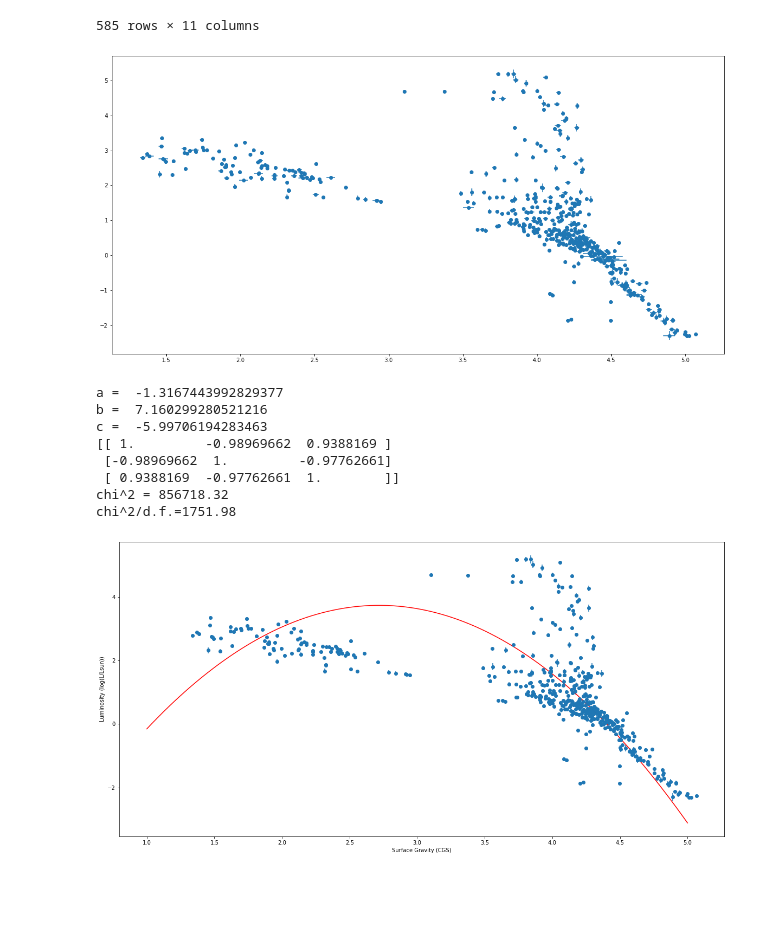
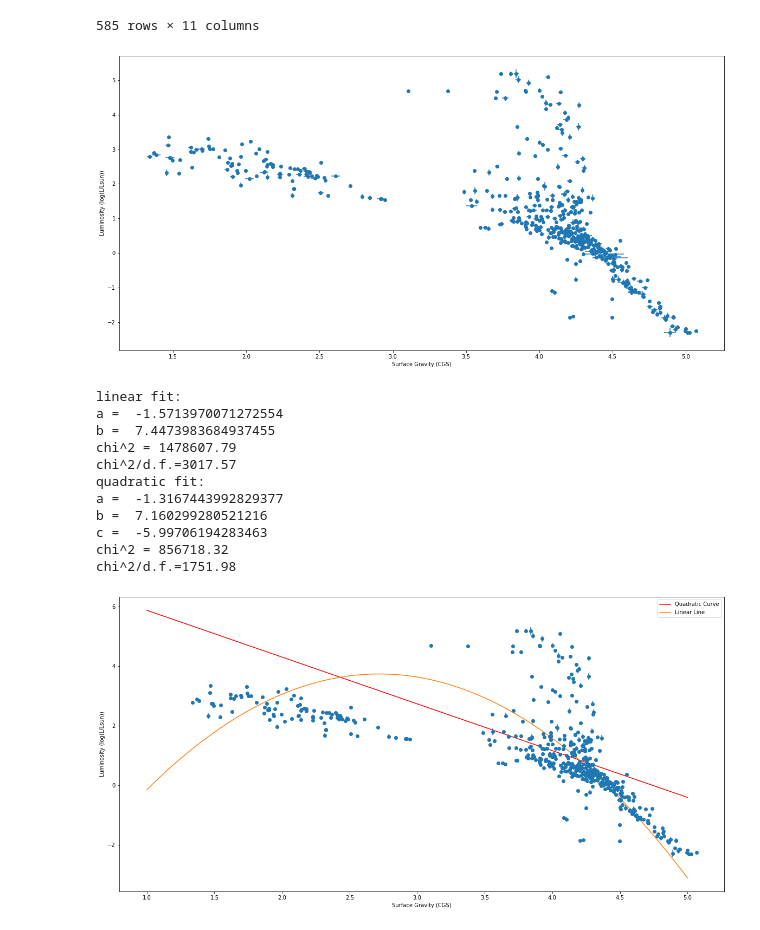
Before and after one commit to aaronsuu/star_luminosity_analysis, a Jupyter notebook: Lumi_Analysis(Surface G)_Yichen.ipynb, the cells around one changed output. Cells and saved outputs as stored; diff of their text form; code cells hidden in the pictures; blank space fills up the shorter version.

```diff
--- a/Lumi_Analysis(Surface G)_Yichen.ipynb
+++ b/Lumi_Analysis(Surface G)_Yichen.ipynb
@@ -53,57 +53,85 @@ for i in range(len(lumi_raw)):
 
 plt.figure()
 plt.errorbar(surf_g, lumi, xerr = surf_g_sigma, yerr = lumi_sigma, fmt = 'o')
+plt.xlabel("Surface Gravity (CGS)")
+plt.ylabel("Luminosity (log(L/Lsun))")
 plt.rcParams['figure.figsize'] = [20, 10]
 # %% [output]
-[figure, old version]
+[figure, new version]
 # %%
 #Curve Fitting
 import scipy.optimize as fitter
 
-def model(x, a, b, c):
+def model1(x, a, b):
+    return a * x + b
+def model2(x, a, b, c):
     return a * x * x + b * x + c
 
 #par0 = np.array([1.0, 1.0, 1.0])
-par, cov = fitter.curve_fit(model, surf_g, lumi,sigma = lumi_sigma)
-print('a = ', par[0])
-print('b = ', par[1])
-print('c = ', par[2])
+
+par1, cov1 = fitter.curve_fit(model1, surf_g, lumi,sigma = lumi_sigma)
+
+par2, cov2 = fitter.curve_fit(model2, surf_g, lumi,sigma = lumi_sigma)
 
 #compute reduced chi^2
-corr = cov.copy()
-for i in range(len(par)):
-    for j in range(len(par)):
-        corr[i, j] = cov[i, j] / np.sqrt(cov[i, i] * cov[j, j])
-print(corr)
+corr2 = cov2.copy()
+for i in range(len(par2)):
+    for j in range(len(par2)):
+        corr2[i, j] = cov2[i, j] / np.sqrt(cov2[i, i] * cov2[j, j])
+#print(corr2)
 
 #chi_sq = np.sum(model(surf_g, *par))
-s = []
+s1 = []
+s2 = []
 for i in range(len(surf_g)):
-    a = ((model(surf_g[i], *par) - lumi[i]) / lumi_sigma[i])**2
-    s.append(a)
+    a = ((model2(surf_g[i], *par2) - lumi[i]) / lumi_sigma[i])**2
+    s2.append(a)
+
+for i in range(len(surf_g)):
+    a = ((model1(surf_g[i], *par1) - lumi[i]) / lumi_sigma[i])**2
+    s1.append(a)
 
 #chi_sqrd = np.sum(((model(surf_g, *par) - lumi) / lumi_sigma)**2 )
-chi_sqrd = np.sum(s)
-reduced_chi_sqrd = (chi_sqrd) / (len(surf_g) - len(par))
-print ('chi^2 = {0:5.2f}'.format(chi_sqrd))
-print ('chi^2/d.f.={0:5.2f}'.format(reduced_chi_sqrd))
+chi_sqrd2 = np.sum(s2)
+reduced_chi_sqrd2 = (chi_sqrd2) / (len(surf_g) - len(par2))
+
+chi_sqrd1 = np.sum(s1)
+reduced_chi_sqrd1 = (chi_sqrd1) / (len(surf_g) - len(par1))
+
+print('linear fit:')
+print('a = ', par1[0])
+print('b = ', par1[1])
+print ('chi^2 = {0:5.2f}'.format(chi_sqrd1))
+print ('chi^2/d.f.={0:5.2f}'.format(reduced_chi_sqrd1))
+
+print('quadratic fit:')
+print('a = ', par2[0])
+print('b = ', par2[1])
+print('c = ', par2[2])
+print ('chi^2 = {0:5.2f}'.format(chi_sqrd2))
+print ('chi^2/d.f.={0:5.2f}'.format(reduced_chi_sqrd2))
 # %% [output]
+linear fit:
+a =  -1.5713970071272554
+b =  7.4473983684937455
+chi^2 = 1478607.79
+chi^2/d.f.=3017.57
+quadratic fit:
 a =  -1.3167443992829377
 b =  7.160299280521216
 c =  -5.99706194283463
-[[ 1.         -0.98969662  0.9388169 ]
- [-0.98969662  1.         -0.97762661]
- [ 0.9388169  -0.97762661  1.        ]]
 chi^2 = 856718.32
 chi^2/d.f.=1751.98
 # %%
 #Plotting Curve with Data
 plt.figure()
 plt.errorbar(surf_g, lumi, yerr = lumi_sigma, fmt = 'o')
 xfit = np.linspace(1, 5, 100)
-plt.plot(xfit, model(xfit, *par), 'r-', label = 'Fit Curve')
+plt.plot(xfit, model1(xfit, *par1), 'r-', label = 'Quadratic Curve')
+plt.plot(xfit, model2(xfit, *par2), label = 'Linear Line')
+plt.legend(loc = 1)
 plt.xlabel("Surface Gravity (CGS)")
 plt.ylabel("Luminosity (log(L/Lsun))")
 plt.rcParams['figure.figsize'] = [20, 10]
 # %% [output]
-[figure, old version]
+[figure, new version]
```
